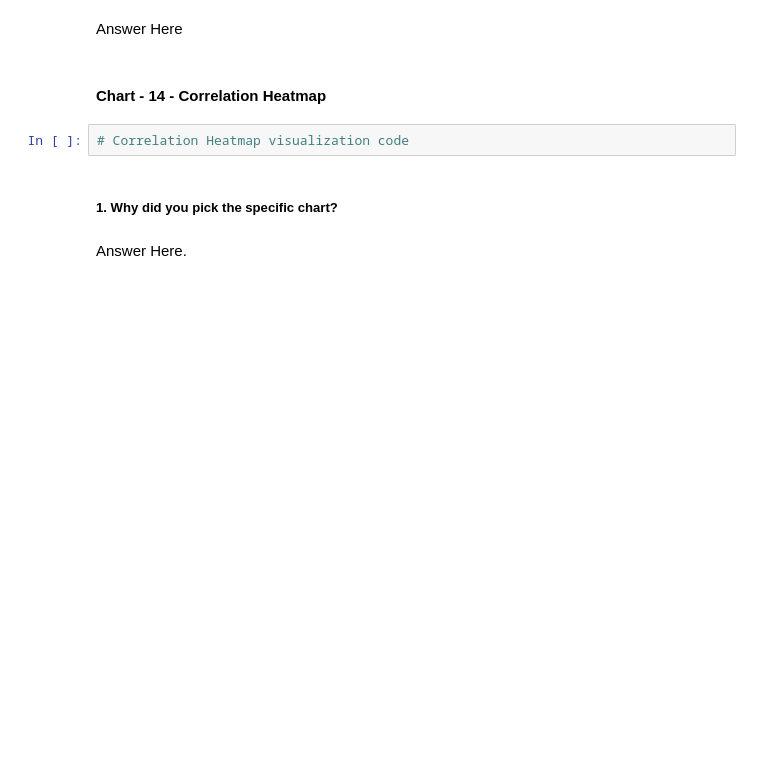
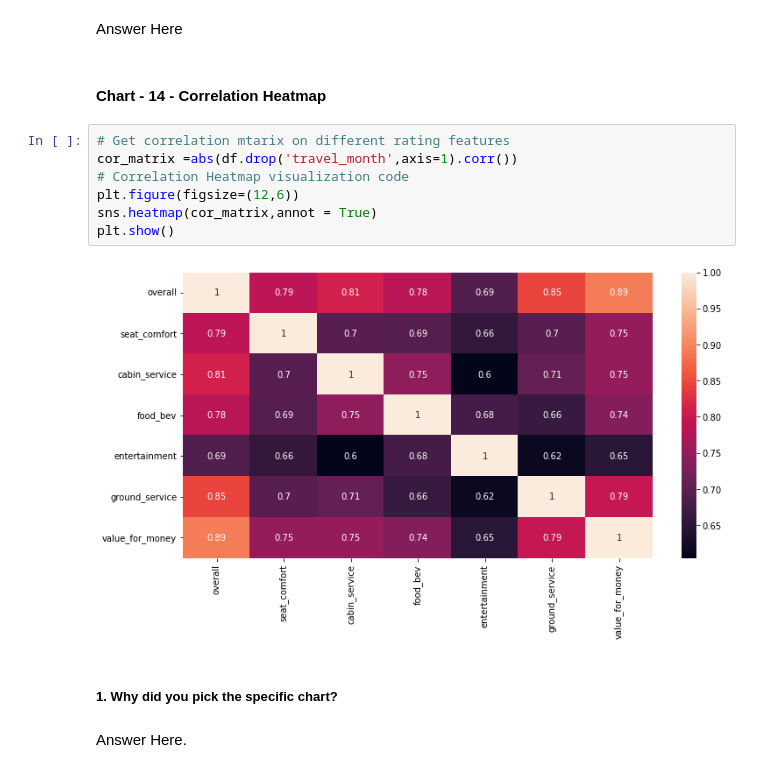
Before and after one commit to meenubenny/Airline_Passenger_Referral_Prediction, a Jupyter notebook: MeenuBenny_Airline_Passenger_Referral_Prediction_capston_project.ipynb, the cells around one changed output. Drawn from its saved outputs; the diff is of its cells as text; blank space fills up the shorter version.

```diff
--- a/MeenuBenny_Airline_Passenger_Referral_Prediction_capston_project.ipynb
+++ b/MeenuBenny_Airline_Passenger_Referral_Prediction_capston_project.ipynb
@@ -672,8 +700,15 @@ Are there any insights that lead to negative growth? Justify with specific reaso
 Answer Here
 # %% [markdown]
 #### Chart - 14 - Correlation Heatmap
-# %%
-# Correlation Heatmap visualization code
+# %%
+# Get correlation mtarix on different rating features
+cor_matrix =abs(df.drop('travel_month',axis=1).corr())
+# Correlation Heatmap visualization code
+plt.figure(figsize=(12,6))
+sns.heatmap(cor_matrix,annot = True)
+plt.show()
+# %% [output]
+[figure, added]
 # %% [markdown]
 ##### 1. Why did you pick the specific chart?
 # %% [markdown]
```
Also changed, not shown: parts of 5 cells of this notebook.
